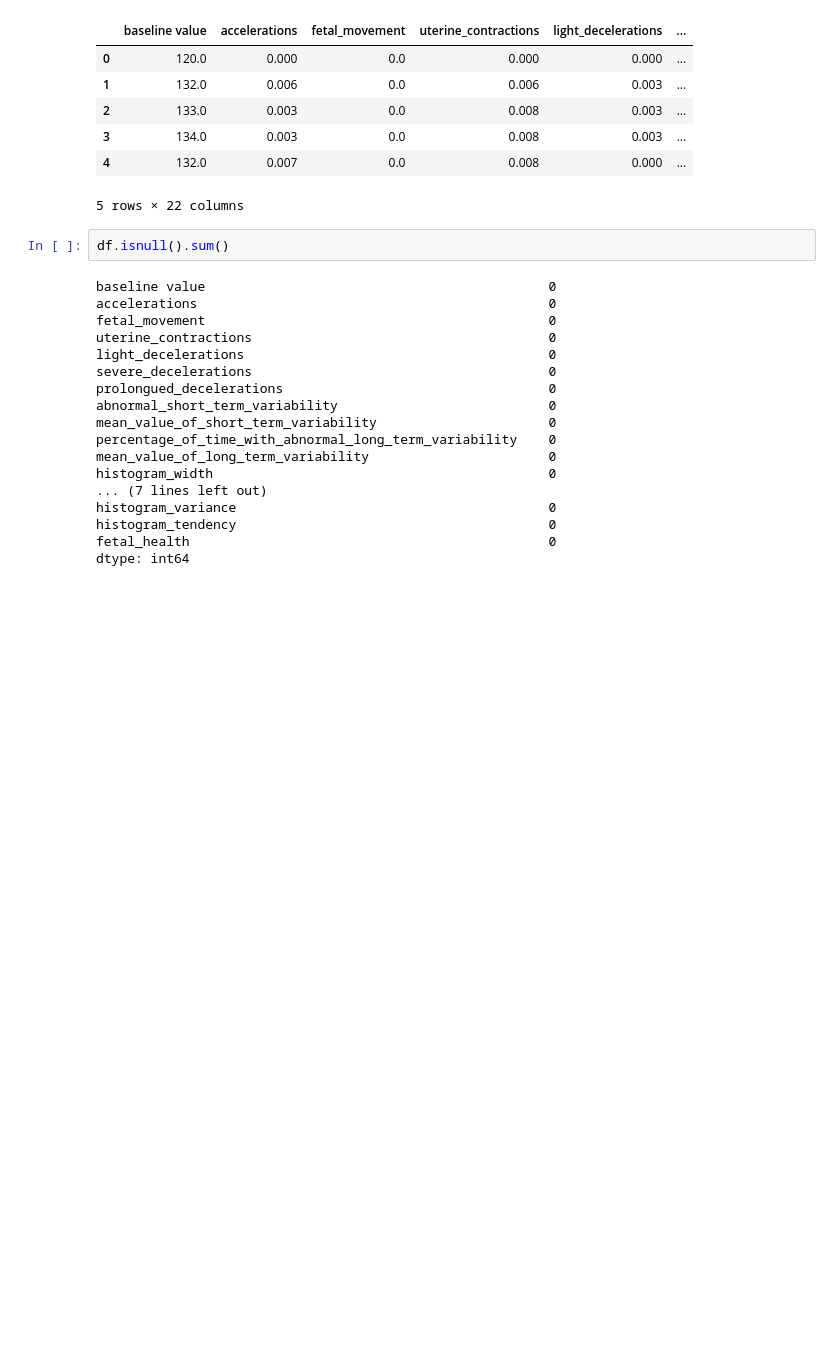
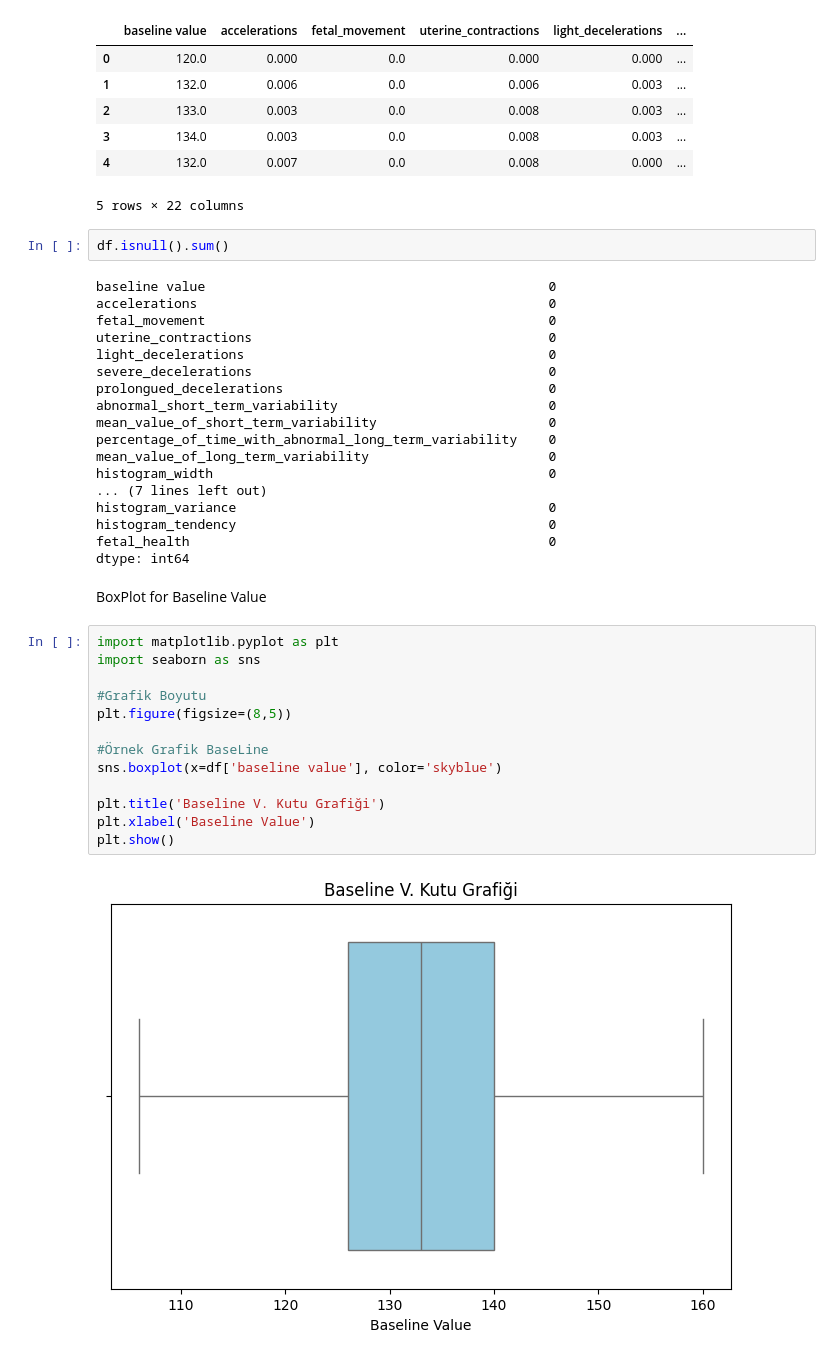
Before and after one commit to EserPoyraz/Comparison-of-Bayesian-Parameter-Estimation-and-Support-Vector-Machines-SVM-, a Jupyter notebook: data_search.ipynb, the cells around one changed output. Drawn from its saved outputs; the diff is of its cells as text; blank space fills up the shorter version.

```diff
--- a/data_search.ipynb
+++ b/data_search.ipynb
@@ -74,3 +74,20 @@ histogram_variance                                        0
 histogram_tendency                                        0
 fetal_health                                              0
 dtype: int64
+# %% [markdown]
+BoxPlot for Baseline Value
+# %%
+import matplotlib.pyplot as plt
+import seaborn as sns
+
+#Grafik Boyutu
+plt.figure(figsize=(8,5))
+
+#Örnek Grafik BaseLine
+sns.boxplot(x=df['baseline value'], color='skyblue')
+
+plt.title('Baseline V. Kutu Grafiği')
+plt.xlabel('Baseline Value')
+plt.show()
+# %% [output]
+[figure, added]
```
Also changed, not shown: parts of 7 cells of this notebook.
